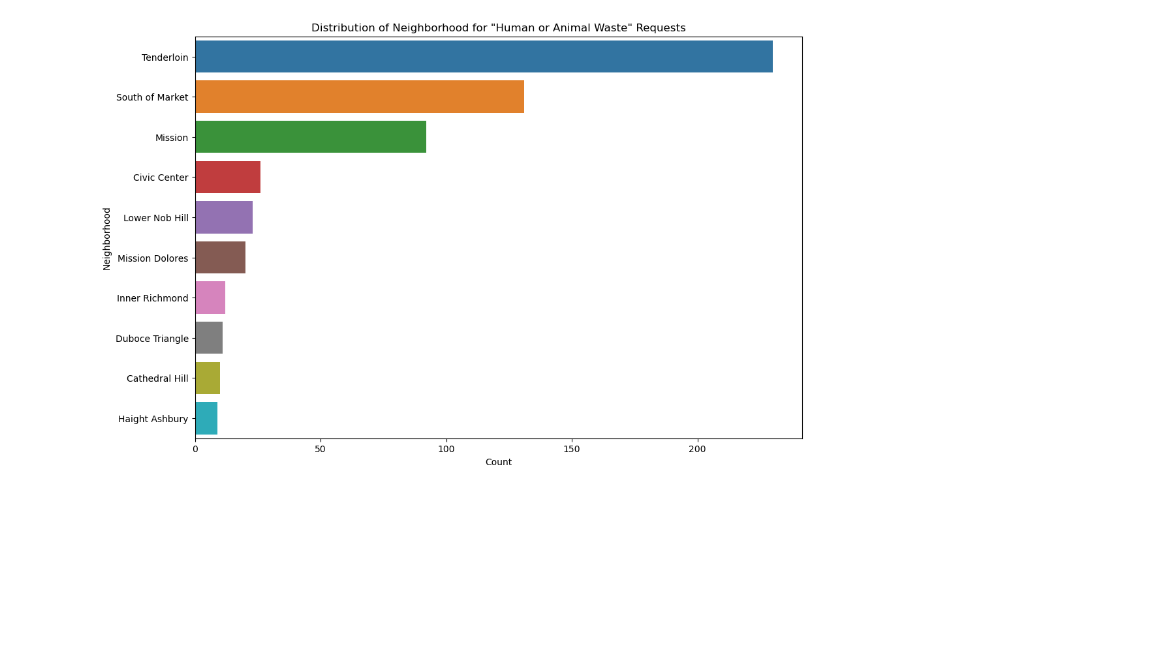
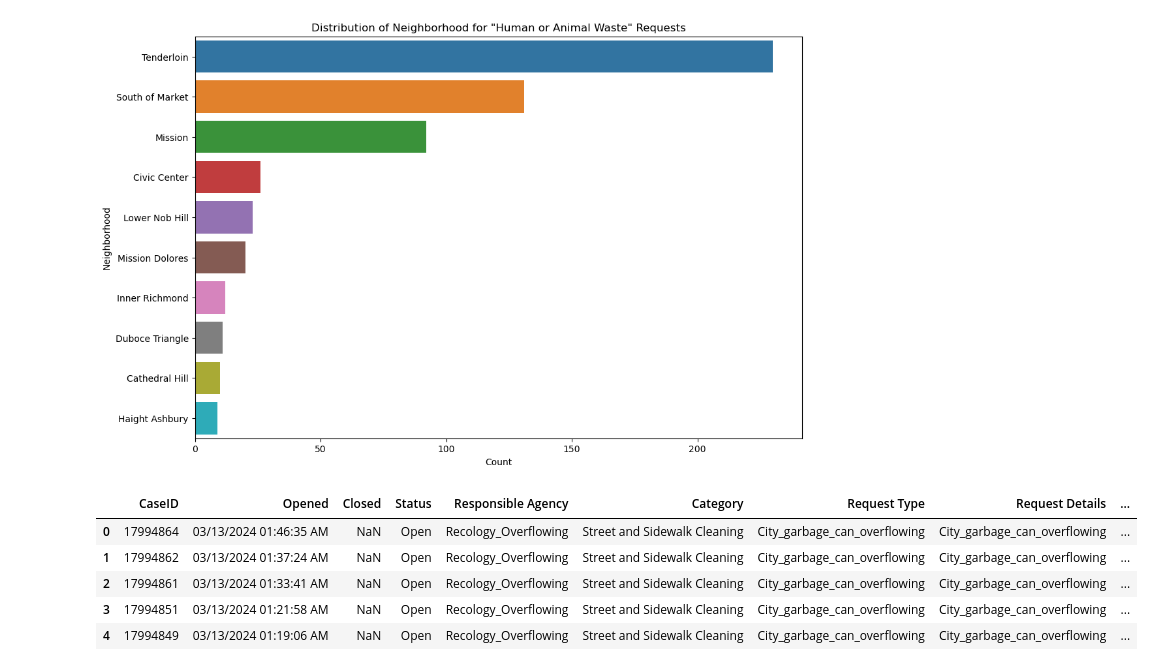
Before and after one commit to Wook22/Public_Data_Prediction_Modeling, a Jupyter notebook: EDA.ipynb, the cells around one changed output. Saved outputs shown, nothing was run; the diff lists cells and outputs as text; code cells hidden in the pictures; blank space fills up the shorter version.

```diff
--- a/EDA.ipynb
+++ b/EDA.ipynb
@@ -175,3 +175,19 @@ plt.ylabel('Neighborhood')
 plt.show()
 # %% [output]
 [figure]
+# %%
+# Read csv file
+df = pd.read_csv("data/Street_and_Sidewalk_Cleaning_20240314.csv")
+
+rowcount = len(df)
+
+print(f"Number of rows in Dataframe is {rowcount}")
+
+df.head()
+# %% [output]
+|  | CaseID | Opened | Closed | Status | Responsible Agency | Category | Request Type | Request Details | ... |
+| 0 | 17994864 | 03/13/2024 01:46:35 AM | NaN | Open | Recology_Overflowing | Street and Sidewalk Cleaning | City_garbage_can_overflowing | City_garbage_can_overflowing | ... |
+| 1 | 17994862 | 03/13/2024 01:37:24 AM | NaN | Open | Recology_Overflowing | Street and Sidewalk Cleaning | City_garbage_can_overflowing | City_garbage_can_overflowing | ... |
+| 2 | 17994861 | 03/13/2024 01:33:41 AM | NaN | Open | Recology_Overflowing | Street and Sidewalk Cleaning | City_garbage_can_overflowing | City_garbage_can_overflowing | ... |
+| 3 | 17994851 | 03/13/2024 01:21:58 AM | NaN | Open | Recology_Overflowing | Street and Sidewalk Cleaning | City_garbage_can_overflowing | City_garbage_can_overflowing | ... |
+| 4 | 17994849 | 03/13/2024 01:19:06 AM | NaN | Open | Recology_Overflowing | Street and Sidewalk Cleaning | City_garbage_can_overflowing | City_garbage_can_overflowing | ... |
```
Also changed, not shown: parts of 9 cells of this notebook, 1 other file.
